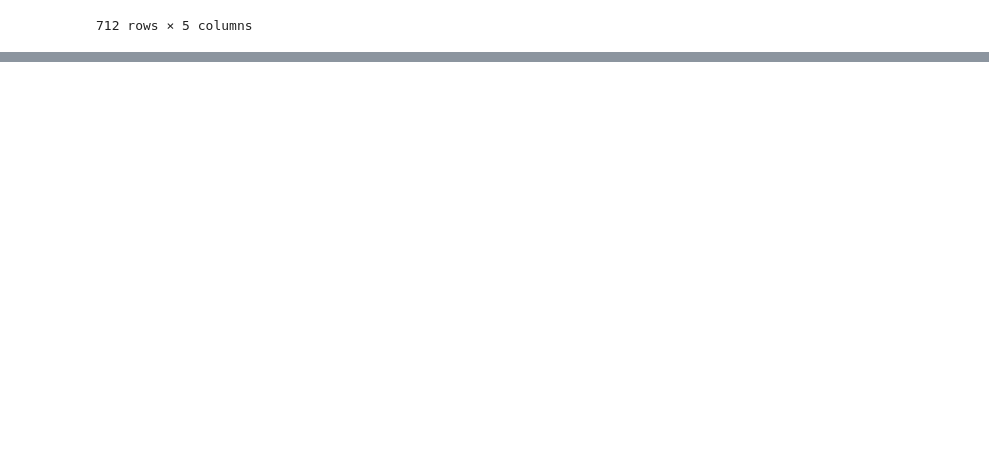
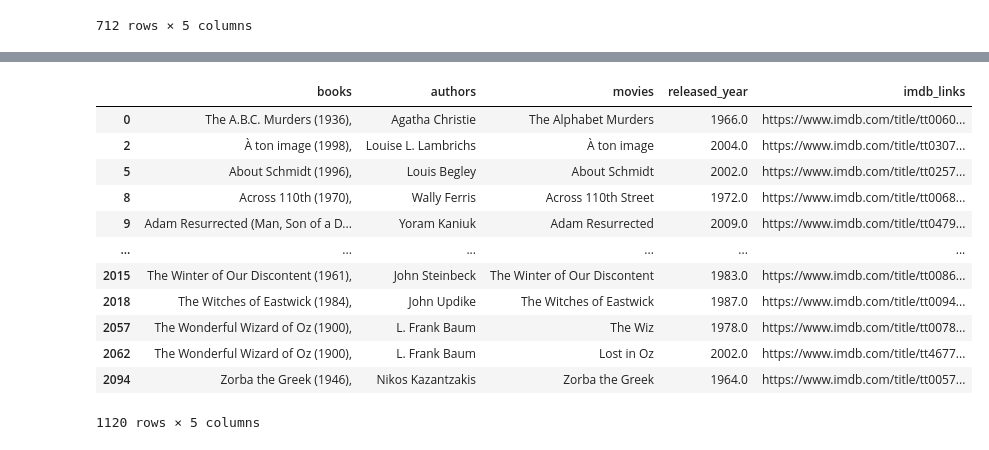
Before and after one commit to ange-wang/etl-project, a Jupyter notebook: books_to_movies/get_imdb_link.ipynb, the cells around one changed output, grey strips where cells are left out. Drawn from its saved outputs; the diff is of its cells as text; code cells hidden in the pictures; blank space fills up the shorter version.

```diff
--- a/books_to_movies/get_imdb_link.ipynb
+++ b/books_to_movies/get_imdb_link.ipynb
@@ -177,3 +249,23 @@ show
+# %%
+getwiki["imdb_links"] = imdb_links
+show =  pd.concat([show,getwiki])
+show = show.dropna()
+show = show[show["imdb_links"].str.contains('imdb')]
+show
+# %% [output]
+|  | books | authors | movies | released_year | imdb_links |
+| 0 | The A.B.C. Murders (1936), | Agatha Christie | The Alphabet Murders | 1966.0 | https://www.imdb.com/title/tt0060... |
+| 2 | À ton image (1998), | Louise L. Lambrichs | À ton image | 2004.0 | https://www.imdb.com/title/tt0307... |
+| 5 | About Schmidt (1996), | Louis Begley | About Schmidt | 2002.0 | https://www.imdb.com/title/tt0257... |
+| 8 | Across 110th (1970), | Wally Ferris | Across 110th Street | 1972.0 | https://www.imdb.com/title/tt0068... |
+| 9 | Adam Resurrected (Man, Son of a D... | Yoram Kaniuk | Adam Resurrected | 2009.0 | https://www.imdb.com/title/tt0479... |
+| ... | ... | ... | ... | ... | ... |
+| 2015 | The Winter of Our Discontent (1961), | John Steinbeck | The Winter of Our Discontent | 1983.0 | https://www.imdb.com/title/tt0086... |
+| 2018 | The Witches of Eastwick (1984), | John Updike | The Witches of Eastwick | 1987.0 | https://www.imdb.com/title/tt0094... |
+| 2057 | The Wonderful Wizard of Oz (1900), | L. Frank Baum | The Wiz | 1978.0 | https://www.imdb.com/title/tt0078... |
+| 2062 | The Wonderful Wizard of Oz (1900), | L. Frank Baum | Lost in Oz | 2002.0 | https://www.imdb.com/title/tt4677... |
+| 2094 | Zorba the Greek (1946), | Nikos Kazantzakis | Zorba the Greek | 1964.0 | https://www.imdb.com/title/tt0057... |
+1120 rows × 5 columns
 # %%
 #split imdb id from imdb links
 to_split =  show["imdb_links"].to_list()
```
Also changed, not shown: parts of 12 cells of this notebook, 3 other files.
